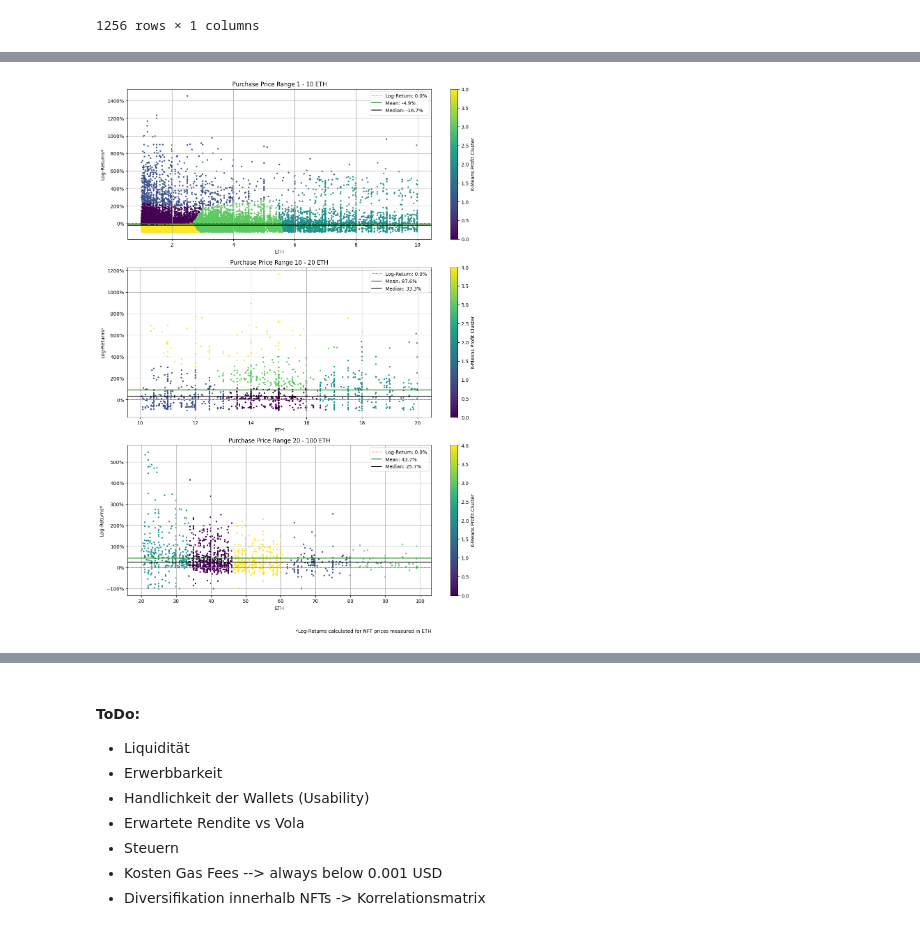
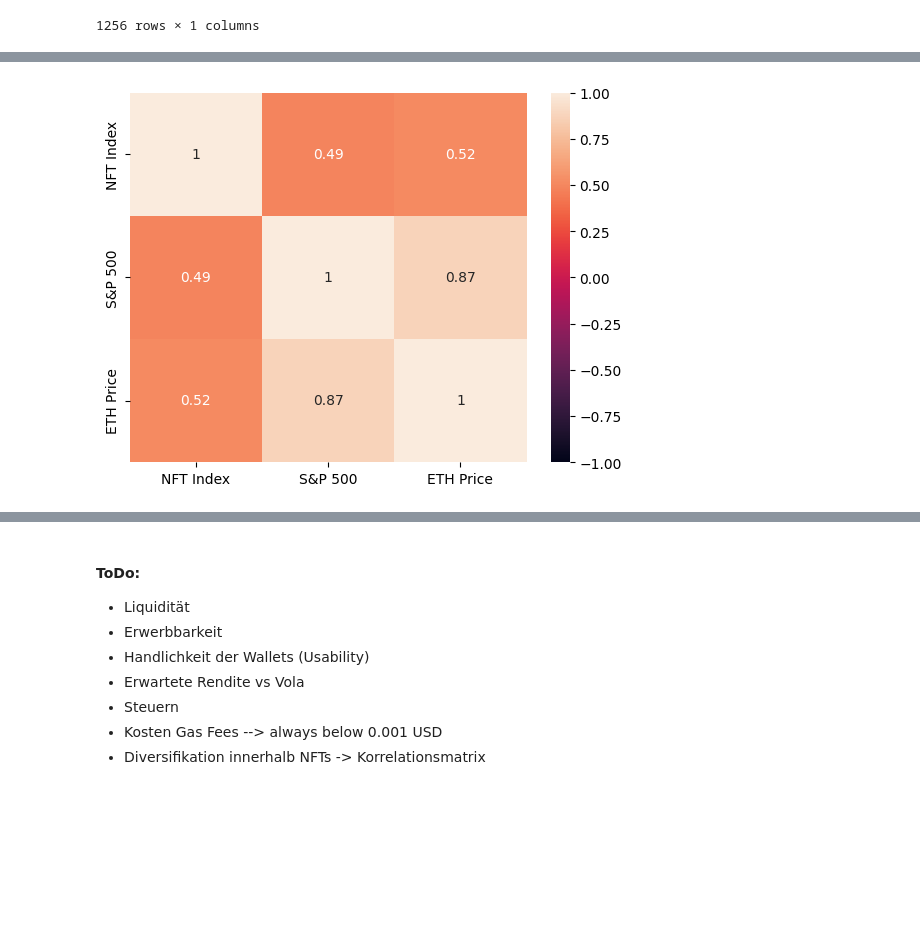
Before and after one commit to vfcapital/bachelor-thesis, a Jupyter notebook: bachelorthesis/notebooks/trade_analysis.ipynb, the cells around one changed output, grey strips where cells are left out. Cells and saved outputs as stored; diff of their text form; code cells hidden in the pictures; blank space fills up the shorter version.

```diff
--- a/bachelorthesis/notebooks/trade_analysis.ipynb
+++ b/bachelorthesis/notebooks/trade_analysis.ipynb
@@ -432,25 +137,4 @@ plt.show()
-# %%
-eth_splits = [0.1, 0.5, 1, 10, 20, 100]
-
-
-fig, axes = plt.subplots(nrows=3, ncols=1, figsize=(12, 16))
-axes = axes.ravel()
-cols = eth_splits
-
-for col, eth_max, ax in zip(cols, eth_splits[3:], axes):
-    get_return_per_eth(nft_trades_outlier_reduced, a, eth_max, ax)
-    a = eth_max
-    i += 1
-ax.annotate(
-    "\n \n *Log-Returns calculated for NFT prices measured in ETH",
-    xy=(1.0, -0.2),
-    xycoords="axes fraction",
-    ha="right",
-    va="center",
-)
-
-fig.tight_layout()
-plt.savefig("figures/nft_trades2.png")
-plt.show()
-# %% [output]
-[figure, removed]
+# %%
+plot_correl_heatmap(correl_matrix)
+# %% [output]
+[figure, added]
```
Also changed, not shown: parts of 35 cells of this notebook, 1 other file.
